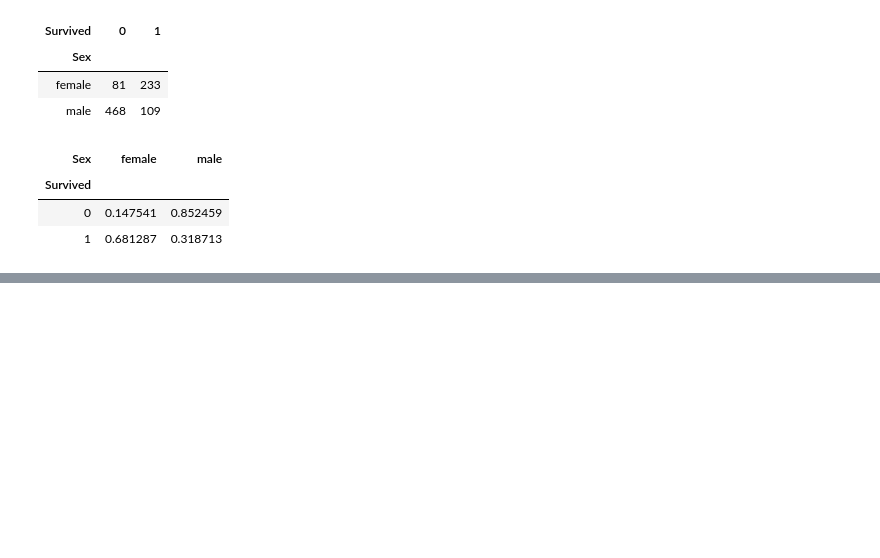
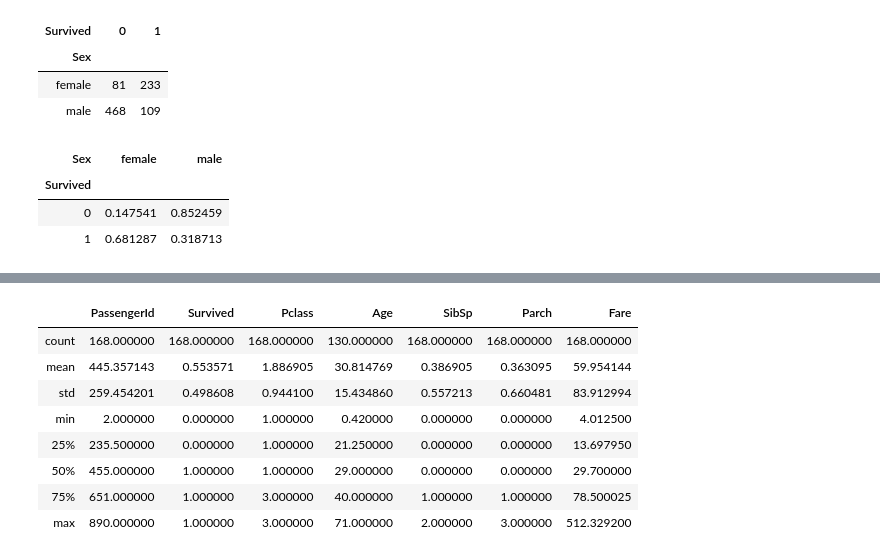
Before and after one commit to APNovichkov/pandas-datascience, a Jupyter notebook: 01-28/titanic_analysis.ipynb, the cells around one changed output, grey strips where cells are left out. Cells and saved outputs as stored; diff of their text form; code cells hidden in the pictures; blank space fills up the shorter version.

```diff
--- a/01-28/titanic_analysis.ipynb
+++ b/01-28/titanic_analysis.ipynb
@@ -430,0 +453,14 @@ pd.crosstab(df['Survived'], df['Sex'], normalize='index')
+# %%
+em_c = df[df['Embarked'] == 'C']
+# %%
+em_c.
+# %% [output]
+|  | PassengerId | Survived | Pclass | Age | SibSp | Parch | Fare |
+| count | 168.000000 | 168.000000 | 168.000000 | 130.000000 | 168.000000 | 168.000000 | 168.000000 |
+| mean | 445.357143 | 0.553571 | 1.886905 | 30.814769 | 0.386905 | 0.363095 | 59.954144 |
+| std | 259.454201 | 0.498608 | 0.944100 | 15.434860 | 0.557213 | 0.660481 | 83.912994 |
+| min | 2.000000 | 0.000000 | 1.000000 | 0.420000 | 0.000000 | 0.000000 | 4.012500 |
+| 25% | 235.500000 | 0.000000 | 1.000000 | 21.250000 | 0.000000 | 0.000000 | 13.697950 |
+| 50% | 455.000000 | 1.000000 | 1.000000 | 29.000000 | 0.000000 | 0.000000 | 29.700000 |
+| 75% | 651.000000 | 1.000000 | 3.000000 | 40.000000 | 1.000000 | 1.000000 | 78.500025 |
+| max | 890.000000 | 1.000000 | 3.000000 | 71.000000 | 2.000000 | 3.000000 | 512.329200 |
```
Also changed, not shown: parts of 6 cells of this notebook, 1 other file.
